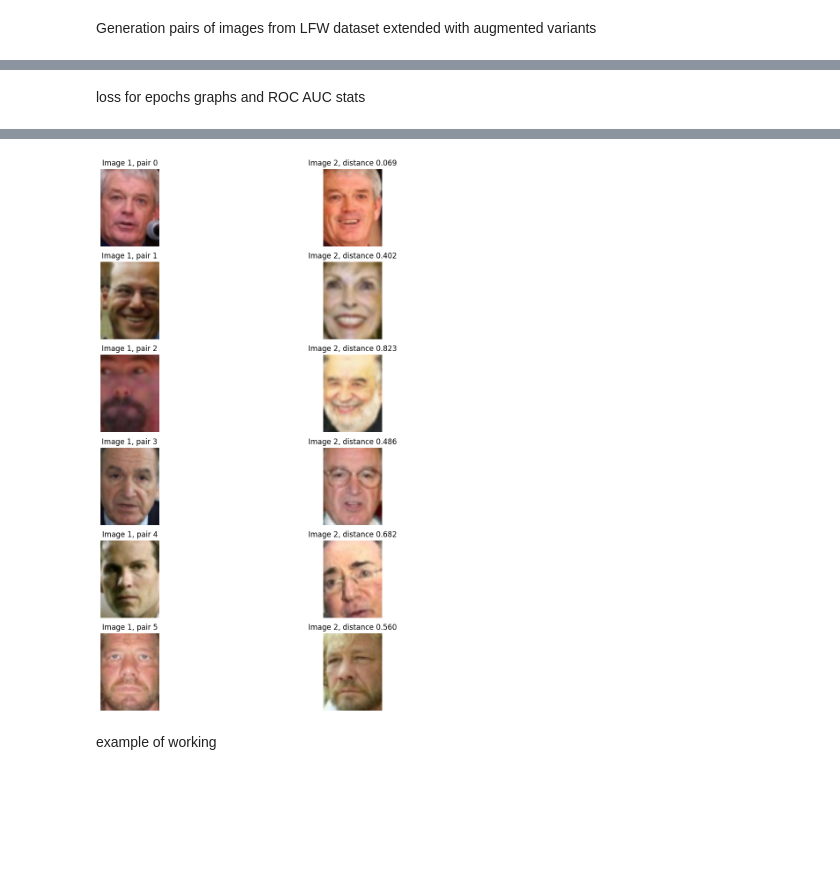
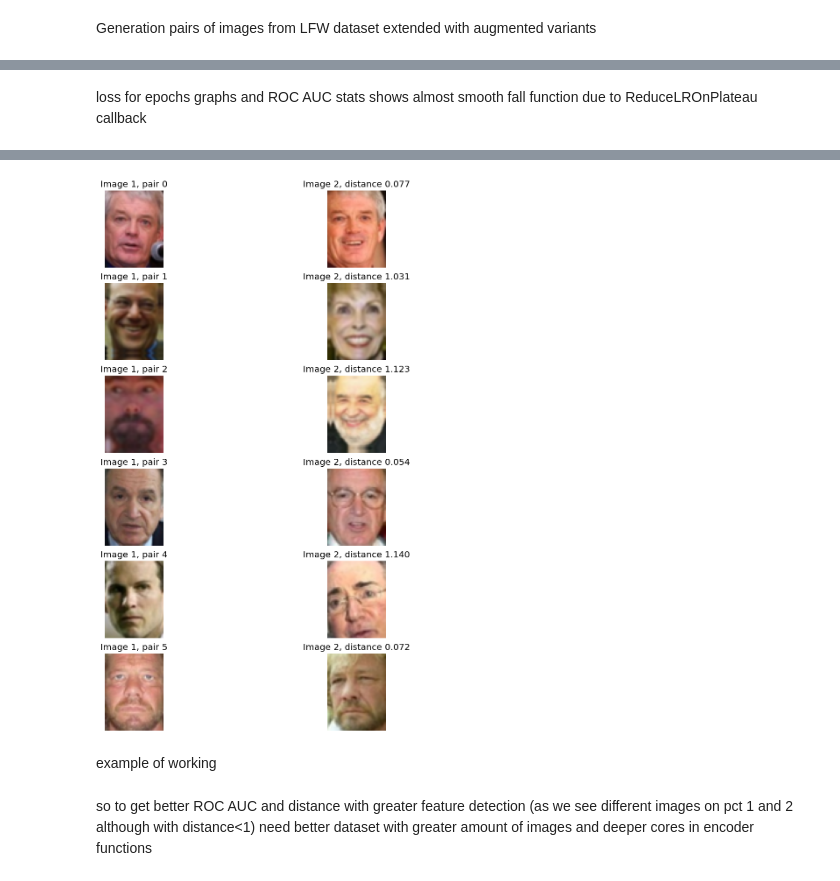
Before and after one commit to TheRevanStar/realisation-of-siamese-autoencoder, a Jupyter notebook: encoder_notebook.ipynb, the cells around one changed output, grey strips where cells are left out. Saved outputs shown, nothing was run; the diff lists cells and outputs as text; code cells hidden in the pictures; blank space fills up the shorter version.

Commit message:
updated with better hyperparams

```diff
--- a/encoder_notebook.ipynb
+++ b/encoder_notebook.ipynb
@@ -173,13 +207,27 @@ distance = layers.Lambda(lambda emb: tf.norm(emb[0] - emb[1], axis=1, keepdims=T
     [embedding_a, embedding_b]
 )
 siamese_model = keras.Model(inputs=[input_a, input_b], outputs=distance)
-
-siamese_model.compile(optimizer=Adam(learning_rate=best_params['lr']), loss=contrastive_loss, metrics=[])
+best_optimizer_name = best_params['optimizer']
+best_lr = best_params['lr']
+if best_optimizer_name == 'Adam':
+    optimizer = Adam(learning_rate=best_lr)
+else:
+    optimizer = SGD(learning_rate=best_lr)
+reduce_lr = keras.callbacks.ReduceLROnPlateau(
+    monitor='val_loss',
+    factor=0.25,
+    patience=3,
+    min_lr=1e-7,
+    verbose=1
+)
+siamese_model.compile(optimizer=optimizer, loss=contrastive_loss, metrics=[])
 history_new=siamese_model.fit(
     [pairs_test[:, 0], pairs_test[:, 1]], labels_test,
-    batch_size=32,
+    batch_size=best_params['batch_size'],
     epochs=20,
-    verbose=1
+    verbose=1,
+    validation_data=([pairs_test[:, 0], pairs_test[:, 1]], labels_test),
+    callbacks=[tensorboard_callback,early_stopping,reduce_lr]
 
 )
 # %% [output]
@@ -225,9 +272,9 @@ Test AUC: 0.6388
 # %% [markdown]
-loss for epochs graphs and ROC AUC stats
+loss for epochs graphs and ROC AUC stats shows almost smooth fall function due to ReduceLROnPlateau callback
 # %%
 
 plt.figure(figsize=(12, 16))
-for im in range(10):
+for im in range(6):
     img1 = pairs_test[im][0]
     img2 = pairs_test[im][1]
     img1_batch = img1[np.newaxis, ...]
@@ -252,3 +299,5 @@ plt.show()
-[figure, old version]
+[figure, new version]
 # %% [markdown]
 example of working
+# %% [markdown]
+so to get better ROC AUC and distance with greater feature detection (as we see different images on pct 1 and 2 although with distance<1) need better dataset with greater amount of images and deeper cores in encoder functions
```
Also changed, not shown: parts of 13 cells of this notebook, 1 other file.
